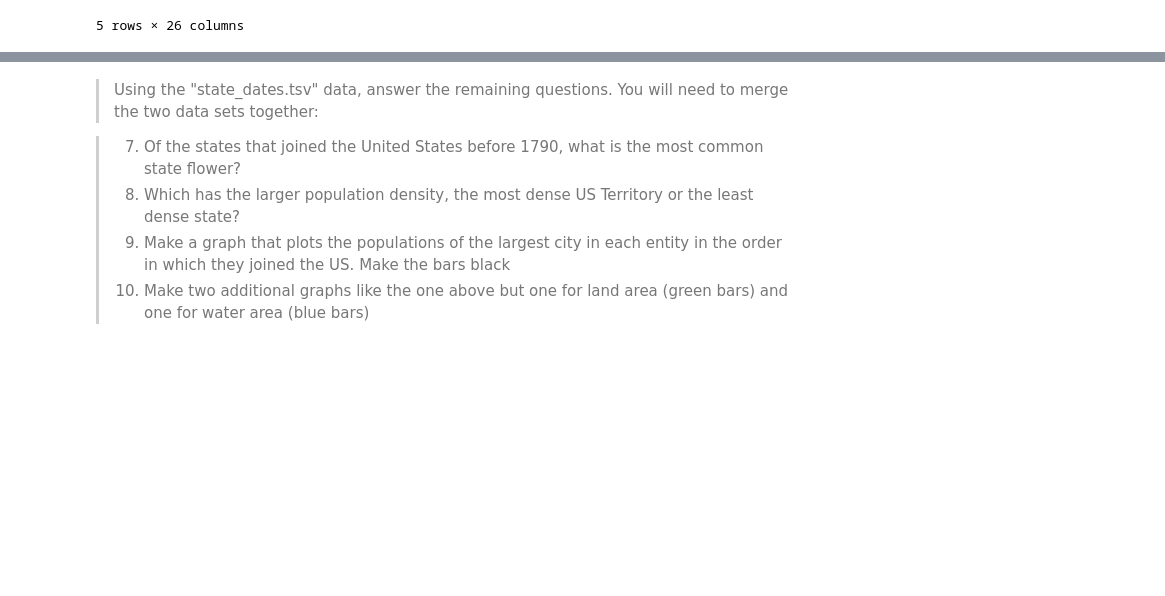
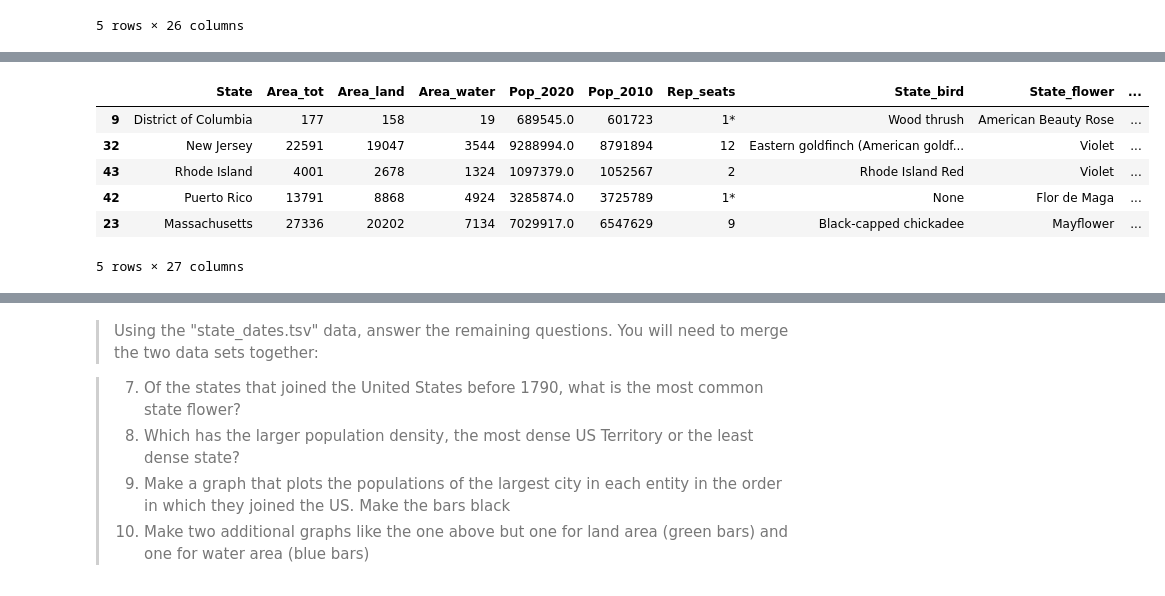
Before and after one commit to Skywalking34562/ds_1300_notebooks, a Jupyter notebook: work/02_assignment.ipynb, the cells around one changed output, grey strips where cells are left out. Drawn from its saved outputs; the diff is of its cells as text; code cells hidden in the pictures; blank space fills up the shorter version.

```diff
--- a/work/02_assignment.ipynb
+++ b/work/02_assignment.ipynb
@@ -27,0 +25,13 @@ SyntaxError: invalid syntax (<ipython-input-6-b20d4a239fbe>, line 1)
+# %%
+#1
+facts ['Population_density']=facts['Pop_2020']/facts['Area_land']
+facts1 = facts.sort_values(by='Population_density',ascending=False)
+facts1.head(5)
+# %% [output]
+|  | State | Area_tot | Area_land | Area_water | Pop_2020 | Pop_2010 | Rep_seats | State_bird | State_flower | ... |
+| 9 | District of Columbia | 177 | 158 | 19 | 689545.0 | 601723 | 1* | Wood thrush | American Beauty Rose | ... |
+| 32 | New Jersey | 22591 | 19047 | 3544 | 9288994.0 | 8791894 | 12 | Eastern goldfinch (American goldf... | Violet | ... |
+| 43 | Rhode Island | 4001 | 2678 | 1324 | 1097379.0 | 1052567 | 2 | Rhode Island Red | Violet | ... |
+| 42 | Puerto Rico | 13791 | 8868 | 4924 | 3285874.0 | 3725789 | 1* | None | Flor de Maga | ... |
+| 23 | Massachusetts | 27336 | 20202 | 7134 | 7029917.0 | 6547629 | 9 | Black-capped chickadee | Mayflower | ... |
+5 rows × 27 columns
```
Also changed, not shown: parts of 16 cells of this notebook.
